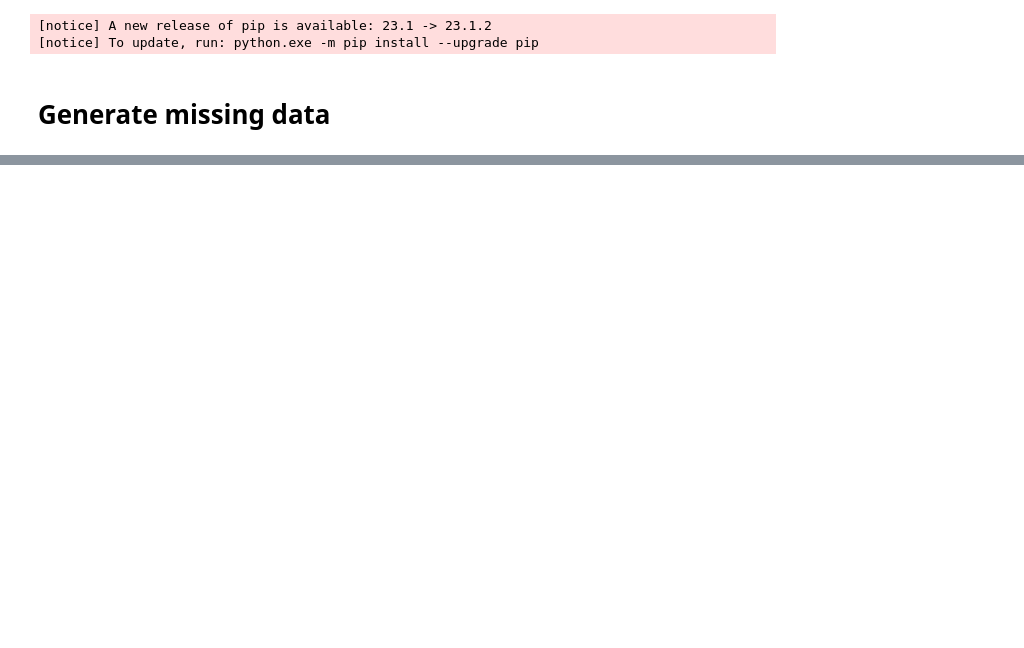
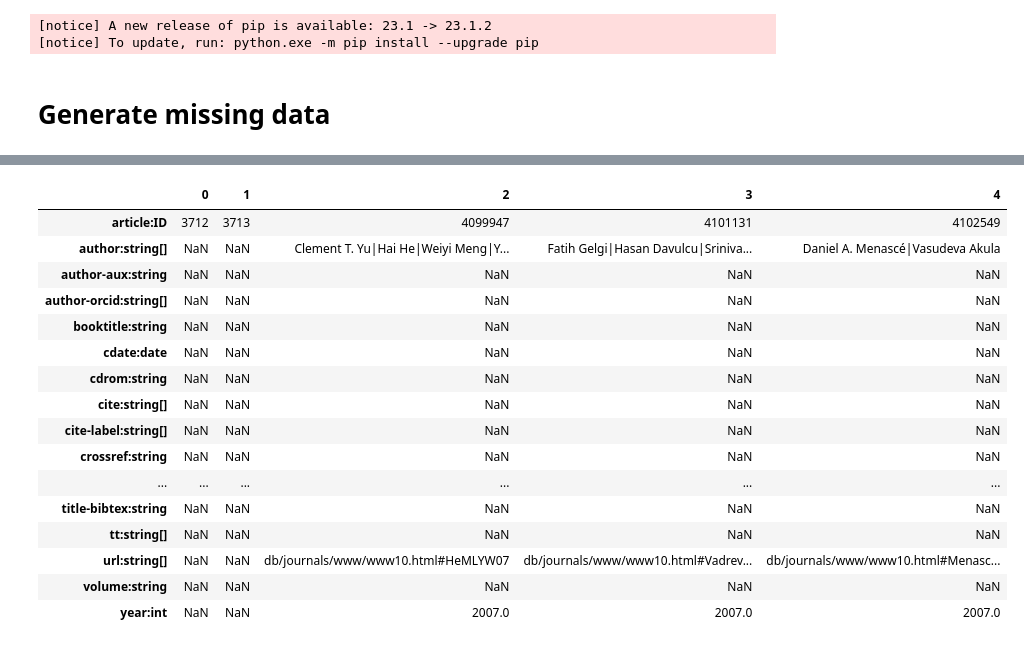
Before and after one commit to Lala341/SDM-lab03, a Jupyter notebook: generationData/newCSV/preprocess_dblpv12.ipynb, the cells around one changed output, grey strips where cells are left out. Drawn from its saved outputs; the diff is of its cells as text; code cells hidden in the pictures; blank space fills up the shorter version.

```diff
--- a/generationData/newCSV/preprocess_dblpv12.ipynb
+++ b/generationData/newCSV/preprocess_dblpv12.ipynb
@@ -71,3 +48,18 @@ for i in missingTables:
         data.append(row)
     data_df = pd.DataFrame(data, columns=i[1])
     data_df.to_csv('data_'+i[0]+'.csv', index=False)
+# %%
+import pandas as pd
+url = 'c:/Users/lauis/Downloads/SDM-lab03/generationData/newCSV/basicCSV/'
+# Read all data from articles
+
+## Article headers
+with open(url+'output_article_header.csv') as f:
+    article_header = f.readline().split(';')
+    #print(article_header[1:5])
+
+## Articles in dataset
+articles = pd.read_csv(url+'output_article.csv', header=0, names=article_header, sep=';');
+
+## Display articles
+articles.head(1)
@@ -73,0 +70,7 @@ for i in missingTables:
+# %%
+# Selecting only 5000 articles
+art_sel = articles[:5000]
+# %%
+# Split the articles into Journals, Conferences, Workshops or None of thw above
+## we assume all papers are accepted but with a ditribution of 95% for True (accepted)
+art_sel['sup:string[]'] = np.random.choice(['J', 'C', 'W', 'N'], size=len(art_sel), p=[0.35, 0.45, 0.12, 0.08])
@@ -73,0 +83,20 @@ for i in missingTables:
+# %%
+art_sel.head().T
+# %% [output]
+|  | 0 | 1 | 2 | 3 | 4 |
+| article:ID | 3712 | 3713 | 4099947 | 4101131 | 4102549 |
+| author:string[] | NaN | NaN | Clement T. Yu|Hai He|Weiyi Meng|Y... | Fatih Gelgi|Hasan Davulcu|Sriniva... | Daniel A. Menascé|Vasudeva Akula |
+| author-aux:string | NaN | NaN | NaN | NaN | NaN |
+| author-orcid:string[] | NaN | NaN | NaN | NaN | NaN |
+| booktitle:string | NaN | NaN | NaN | NaN | NaN |
+| cdate:date | NaN | NaN | NaN | NaN | NaN |
+| cdrom:string | NaN | NaN | NaN | NaN | NaN |
+| cite:string[] | NaN | NaN | NaN | NaN | NaN |
+| cite-label:string[] | NaN | NaN | NaN | NaN | NaN |
+| crossref:string | NaN | NaN | NaN | NaN | NaN |
+| ... | ... | ... | ... | ... | ... |
+| title-bibtex:string | NaN | NaN | NaN | NaN | NaN |
+| tt:string[] | NaN | NaN | NaN | NaN | NaN |
+| url:string[] | NaN | NaN | db/journals/www/www10.html#HeMLYW07 | db/journals/www/www10.html#Vadrev... | db/journals/www/www10.html#Menasc... |
+| volume:string | NaN | NaN | NaN | NaN | NaN |
+| year:int | NaN | NaN | 2007.0 | 2007.0 | 2007.0 |
```
Also changed, not shown: parts of 31 cells of this notebook, 14 other files.
